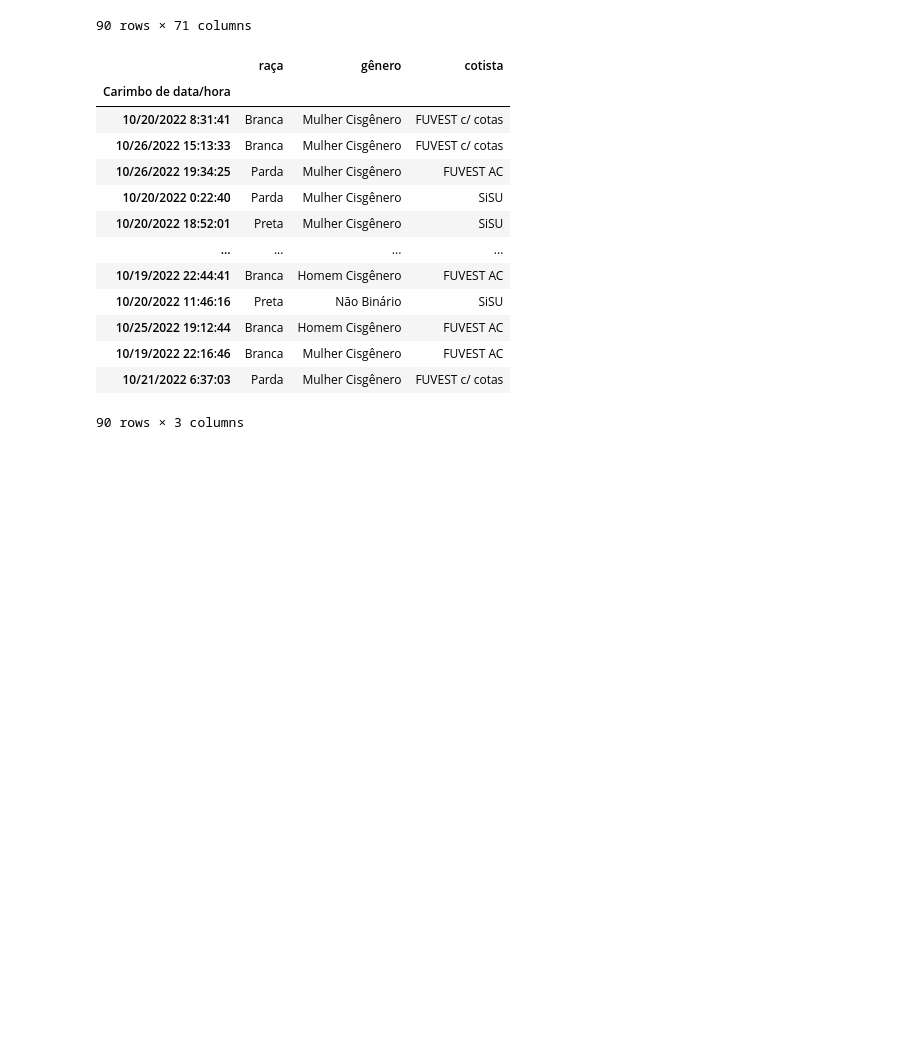
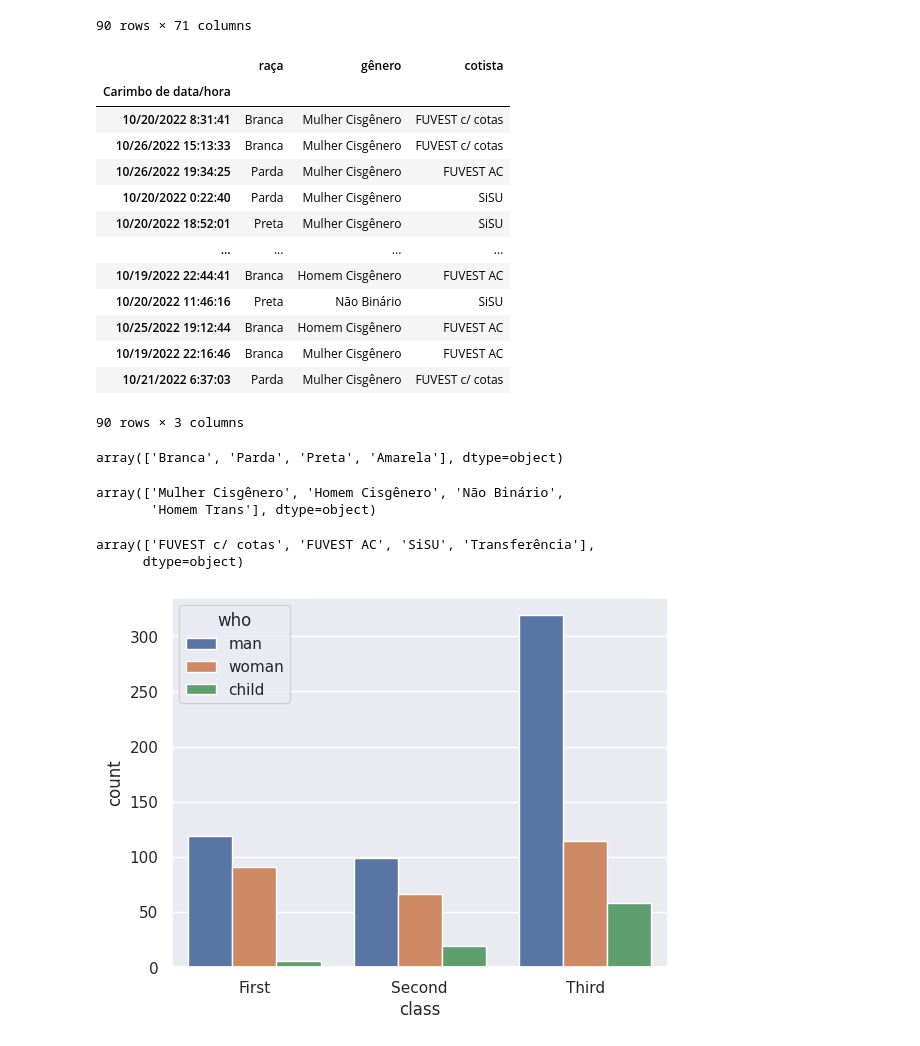
Before and after one commit to thiagogomesverissimo/notebooks, a Jupyter notebook: snippets/2022/luiz-cl-barplot/script.ipynb, the cells around one changed output. Drawn from its saved outputs; the diff is of its cells as text; code cells hidden in the pictures; blank space fills up the shorter version.

```diff
--- a/snippets/2022/luiz-cl-barplot/script.ipynb
+++ b/snippets/2022/luiz-cl-barplot/script.ipynb
@@ -38,3 +37,28 @@ df
 | 10/19/2022 22:16:46 | Branca | Mulher Cisgênero | FUVEST AC |
 | 10/21/2022 6:37:03 | Parda | Mulher Cisgênero | FUVEST c/ cotas |
 90 rows × 3 columns
+# %%
+df['raça'].unique()
+# %% [output]
+array(['Branca', 'Parda', 'Preta', 'Amarela'], dtype=object)
+# %%
+df['gênero'].unique()
+# %% [output]
+array(['Mulher Cisgênero', 'Homem Cisgênero', 'Não Binário',
+       'Homem Trans'], dtype=object)
+# %%
+df['cotista'].unique()
+# %% [output]
+array(['FUVEST c/ cotas', 'FUVEST AC', 'SiSU', 'Transferência'],
+      dtype=object)
+# %%
+# Exemplo:
+
+import matplotlib.pyplot as plt
+import seaborn as sns
+
+sns.set(style="darkgrid")
+titanic = sns.load_dataset("titanic")
+ax = sns.countplot(x="class", hue="who", data=titanic)
+# %% [output]
+[figure, added]
```
Also changed, not shown: parts of 3 cells of this notebook, 4 other files.
